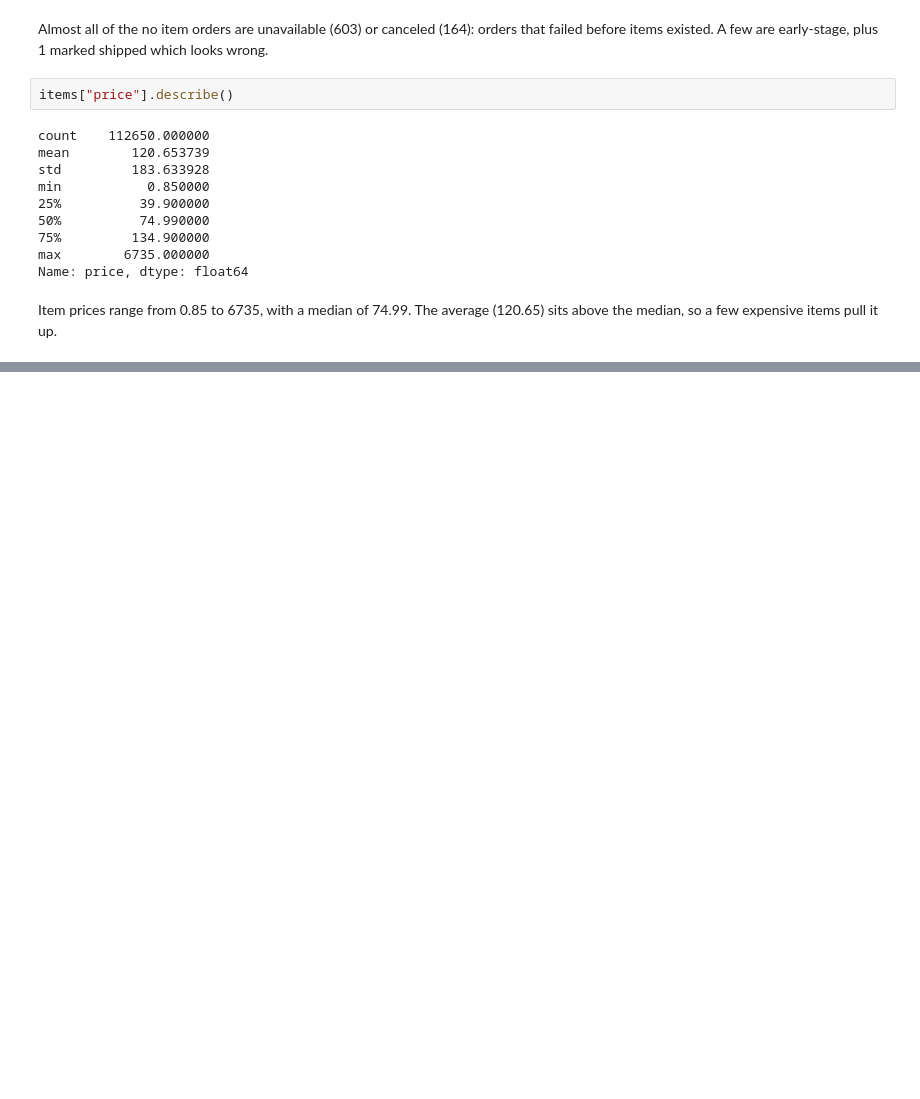
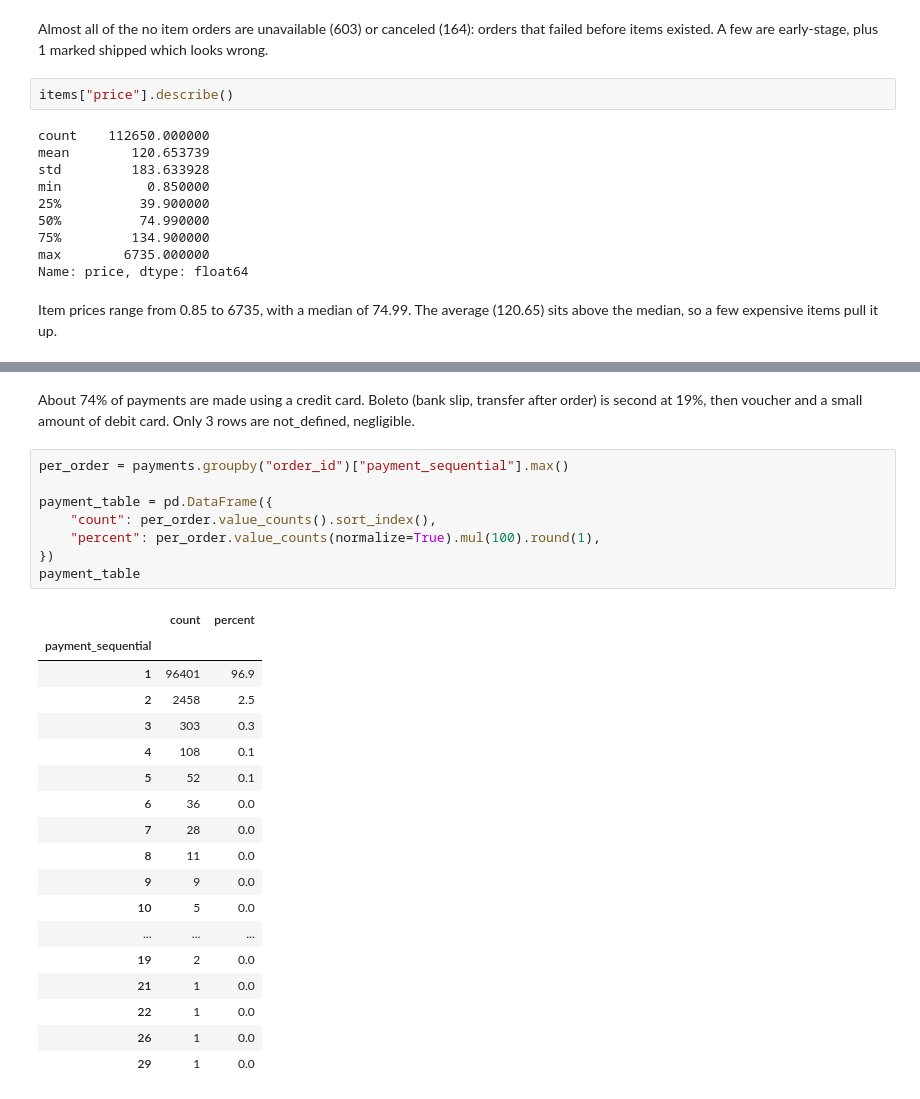
Before and after one commit to rrecu/ecommerce-data-analysis, a Jupyter notebook: notebooks/01_explore.ipynb, the cells around one changed output, grey strips where cells are left out. Cells and saved outputs as stored; diff of their text form; blank space fills up the shorter version.

```diff
--- a/notebooks/01_explore.ipynb
+++ b/notebooks/01_explore.ipynb
@@ -203,0 +261,29 @@ Item prices range from 0.85 to 6735, with a median of 74.99. The average (120.65
+# %% [markdown]
+About 74% of payments are made using a credit card. Boleto (bank slip, transfer after order) is second at 19%, then voucher and a small amount of debit card. Only 3 rows are not_defined, negligible.
+# %%
+per_order = payments.groupby("order_id")["payment_sequential"].max()
+
+payment_table = pd.DataFrame({
+    "count": per_order.value_counts().sort_index(),
+    "percent": per_order.value_counts(normalize=True).mul(100).round(1),
+})
+payment_table
+# %% [output]
+|  | count | percent |
+| payment_sequential |  |  |
+| 1 | 96401 | 96.9 |
+| 2 | 2458 | 2.5 |
+| 3 | 303 | 0.3 |
+| 4 | 108 | 0.1 |
+| 5 | 52 | 0.1 |
+| 6 | 36 | 0.0 |
+| 7 | 28 | 0.0 |
+| 8 | 11 | 0.0 |
+| 9 | 9 | 0.0 |
+| 10 | 5 | 0.0 |
+| ... | ... | ... |
+| 19 | 2 | 0.0 |
+| 21 | 1 | 0.0 |
+| 22 | 1 | 0.0 |
+| 26 | 1 | 0.0 |
+| 29 | 1 | 0.0 |
```
Also changed, not shown: parts of 13 cells of this notebook, 1 other file.
